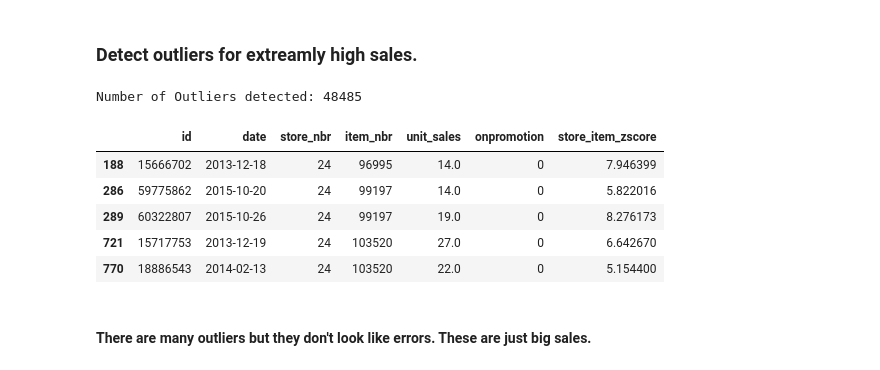
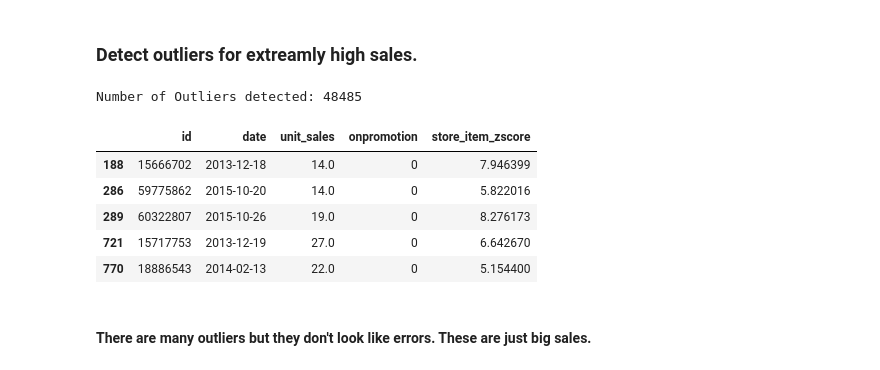
Before and after one commit to abida0710/Time_Series_Guayas_Project, a Jupyter notebook: Time_Series_Project_Guayas_Region.ipynb, the cells around one changed output. Saved outputs shown, nothing was run; the diff lists cells and outputs as text; code cells hidden in the pictures.

```diff
--- a/Time_Series_Project_Guayas_Region.ipynb
+++ b/Time_Series_Project_Guayas_Region.ipynb
@@ -31,7 +31,7 @@ filtered_chunks = []
 chunk_size = 100000
 
 # Read the csv file in chunks
-for chunk in pd.read_csv('/content/drive/MyDrive/retail_kaggle_data/train.csv', chunksize=chunk_size):
+for chunk in pd.read_csv('data/train.csv', chunksize=chunk_size):
   # Filter the chunk for the desired store IDs
   chunk_filtered = chunk[chunk['store_nbr'].isin(store_ids)]
   # Append the filtered chunk to the list
@@ -238,30 +230,32 @@ df_train['unit_sales'] = df_train['unit_sales'].apply(lambda x: max(x, 0))
 # %%
 # Function to calculate Z-score for each group (store-item combination)
 def calculate_store_item_zscore(group):
   # Compute mean and standard deviation for each store-item group
   mean_sales = group['unit_sales'].mean()
   std_sales = group['unit_sales'].std()
   # Calculate Z-score (avoiding division by zero for standard deviation)
   group['store_item_zscore'] = (group['unit_sales'] - mean_sales) / (std_sales if std_sales != 0 else 1)
   return group
 
 # Apply the Z-score calculation to each store-item group without resetting the index
-df_train_grouped = df_train.groupby(['store_nbr', 'item_nbr']).apply(calculate_store_item_zscore)
+df_train_grouped = df_train.groupby(['store_nbr', 'item_nbr']).apply(calculate_store_item_zscore, include_groups=False)
+
+#df_train_grouped = df_train.groupby(['store_nbr', 'item_nbr']).apply(calculate_store_item_zscore)
 df_train_grouped.reset_index(drop=True, inplace=True)
 
 # Define threshold for outliers (e.g. Z-score > 5)
 outliers = df_train_grouped[df_train_grouped['store_item_zscore'] > 5]
 # Print outliers
 print(f"Number of Outliers detected: {len(outliers)}")
 outliers.head()
 # %% [output]
 Number of Outliers detected: 48485
-|  | id | date | store_nbr | item_nbr | unit_sales | onpromotion | store_item_zscore |
-| 188 | 15666702 | 2013-12-18 | 24 | 96995 | 14.0 | 0 | 7.946399 |
-| 286 | 59775862 | 2015-10-20 | 24 | 99197 | 14.0 | 0 | 5.822016 |
-| 289 | 60322807 | 2015-10-26 | 24 | 99197 | 19.0 | 0 | 8.276173 |
-| 721 | 15717753 | 2013-12-19 | 24 | 103520 | 27.0 | 0 | 6.642670 |
-| 770 | 18886543 | 2014-02-13 | 24 | 103520 | 22.0 | 0 | 5.154400 |
+|  | id | date | unit_sales | onpromotion | store_item_zscore |
+| 188 | 15666702 | 2013-12-18 | 14.0 | 0 | 7.946399 |
+| 286 | 59775862 | 2015-10-20 | 14.0 | 0 | 5.822016 |
+| 289 | 60322807 | 2015-10-26 | 19.0 | 0 | 8.276173 |
+| 721 | 15717753 | 2013-12-19 | 27.0 | 0 | 6.642670 |
+| 770 | 18886543 | 2014-02-13 | 22.0 | 0 | 5.154400 |
 # %% [markdown]
 #### There are many outliers but they don't look like errors. These are just big sales.
 # %% [markdown]
```
Also changed, not shown: parts of 57 cells of this notebook.
